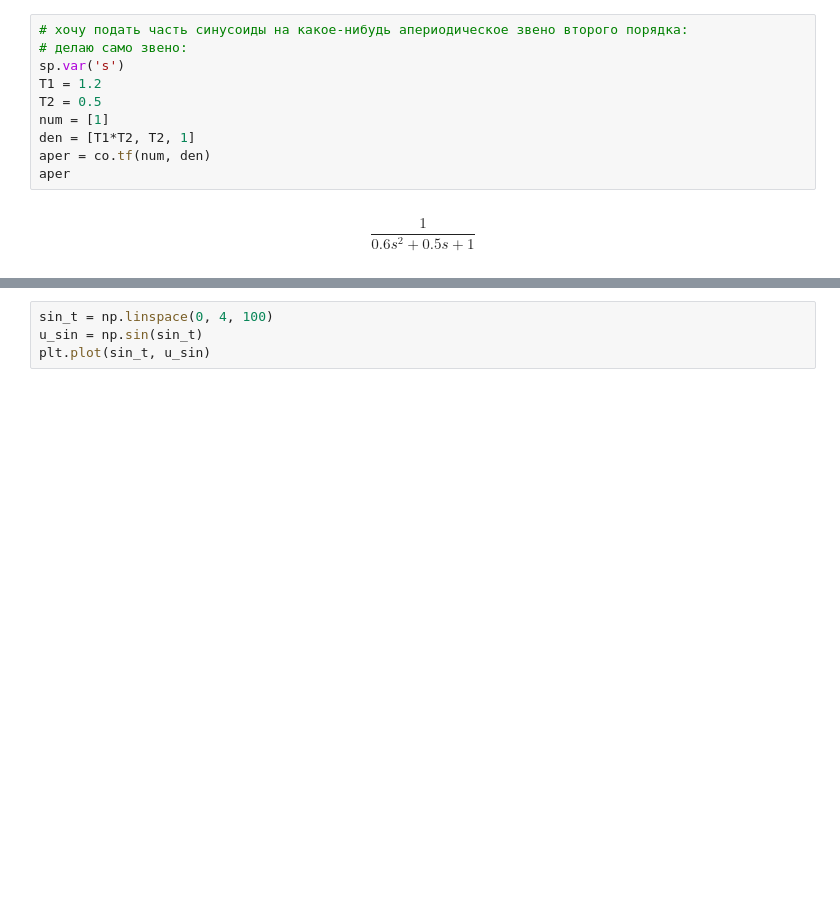
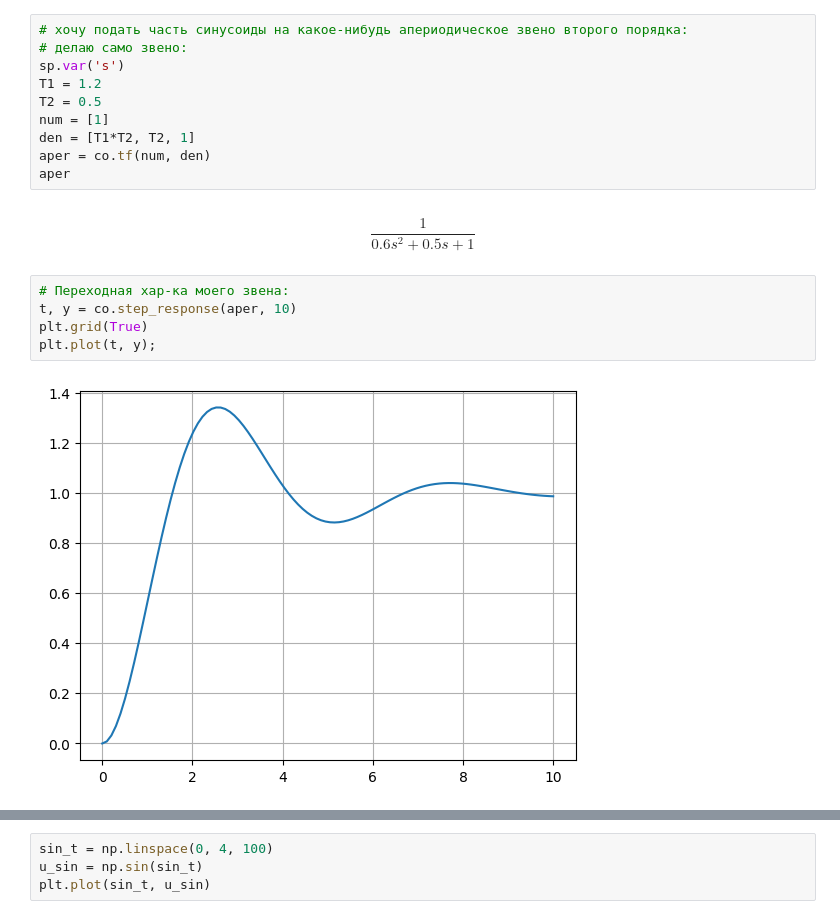
Before and after one commit to artmus208/ident-methods, a Jupyter notebook: test_identify_it.ipynb, the cells around one changed output, grey strips where cells are left out. Cells and saved outputs as stored; diff of their text form; blank space fills up the shorter version.

```diff
--- a/test_identify_it.ipynb
+++ b/test_identify_it.ipynb
@@ -30,3 +38,10 @@ aper = co.tf(num, den)
 aper
 # %% [output]
 $$\frac{1}{0.6 s^2 + 0.5 s + 1}$$
+# %%
+# Переходная хар-ка моего звена:
+t, y = co.step_response(aper, 10)
+plt.grid(True)
+plt.plot(t, y);
+# %% [output]
+[figure, added]
```
Also changed, not shown: parts of 7 cells of this notebook, 2 other files.
